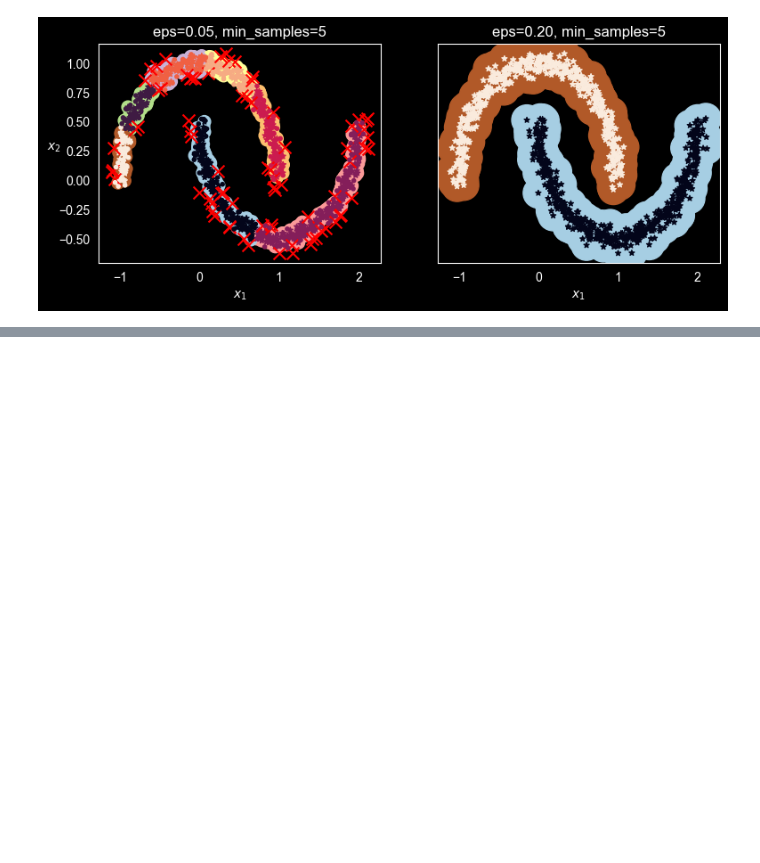
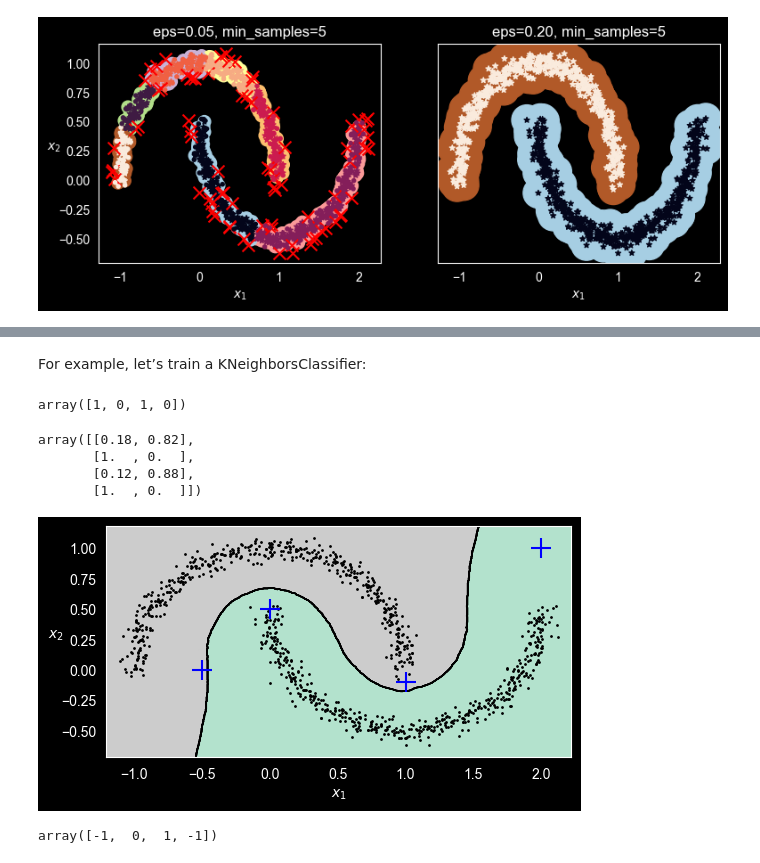
Before and after one commit to Harsh-Prajapati54/ML-Projects, a Jupyter notebook: Notebooks/Unsupervised_models.ipynb, the cells around one changed output, grey strips where cells are left out. Saved outputs shown, nothing was run; the diff lists cells and outputs as text; code cells hidden in the pictures; blank space fills up the shorter version.

```diff
--- a/Notebooks/Unsupervised_models.ipynb
+++ b/Notebooks/Unsupervised_models.ipynb
@@ -526,0 +531,4 @@ plt.show()
+# %% [markdown]
+ For example, let’s train a KNeighborsClassifier:
+# %%
+dbscan = dbscan2
@@ -526,0 +537,29 @@ plt.show()
+# %%
+knn = KNeighborsClassifier(n_neighbors=50)
+knn.fit(dbscan.components_, dbscan.labels_[dbscan.core_sample_indices_])
+X_new = np.array([[-0.5,0],[0,0.5],[1,-0.1],[2,1]])
+knn.predict(X_new)
+# %% [output]
+array([1, 0, 1, 0])
+# %%
+knn.predict_proba(X_new)
+# %% [output]
+array([[0.18, 0.82],
+       [1.  , 0.  ],
+       [0.12, 0.88],
+       [1.  , 0.  ]])
+# %%
+plt.figure(figsize=(6, 3))
+plot_decision_boundaries(knn, X, show_centroids=False)
+plt.scatter(X_new[:, 0], X_new[:, 1], c="b", marker="+", s=200, zorder=10)
+
+plt.show()
+# %% [output]
+[figure, added]
+# %%
+y_dist, y_pred_idx = knn.kneighbors(X_new, n_neighbors=1)
+y_pred = dbscan.labels_[dbscan.core_sample_indices_][y_pred_idx]
+y_pred[y_dist > 0.2] = -1
+y_pred.ravel()
+# %% [output]
+array([-1,  0,  1, -1])
```
Also changed, not shown: parts of 5 cells of this notebook.
